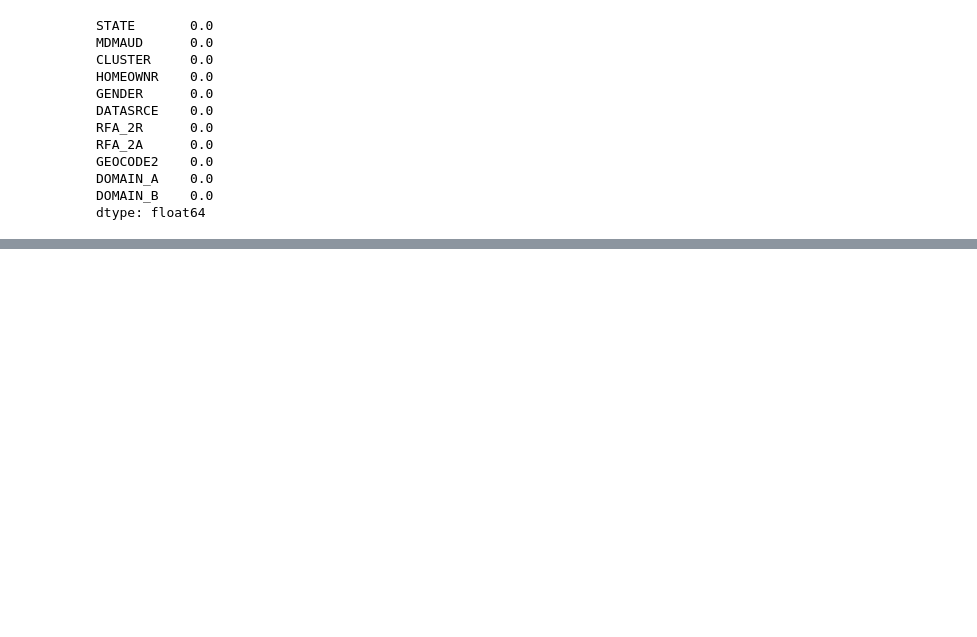
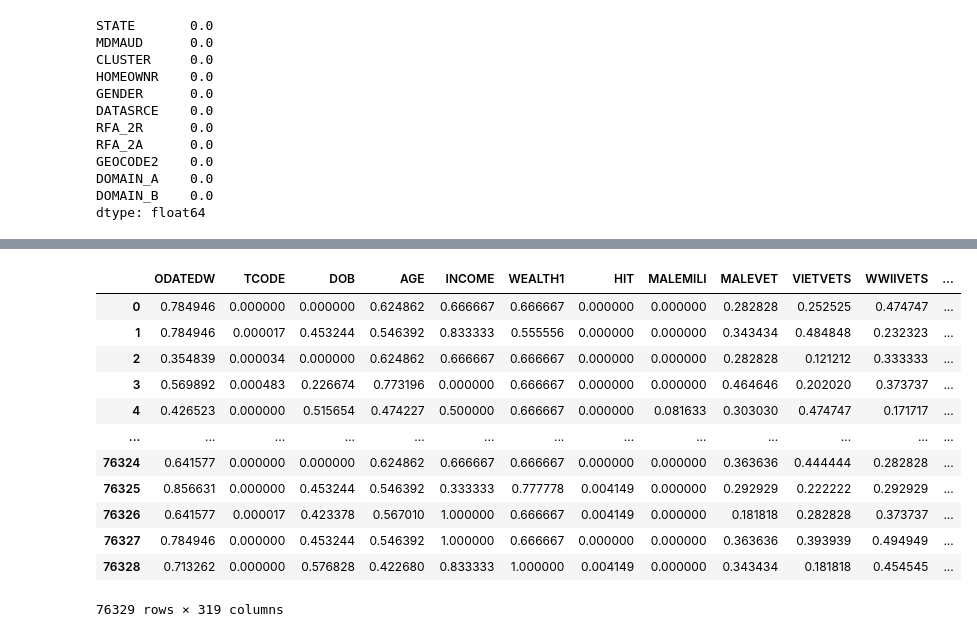
Before and after one commit to AyeeshaSiddikka/lab-revisiting-machine-learning, a Jupyter notebook: L. 7.01 7.02 original.ipynb, the cells around one changed output, grey strips where cells are left out. Saved outputs shown, nothing was run; the diff lists cells and outputs as text; code cells hidden in the pictures; blank space fills up the shorter version.

```diff
--- a/L. 7.01 7.02 original.ipynb
+++ b/L. 7.01 7.02 original.ipynb
@@ -1365,0 +1398,2 @@ Y.to_pickle('target7.02.p')
+# %%
+y=Y['TARGET_B']
@@ -1365,0 +1403,6 @@ Y.to_pickle('target7.02.p')
+# %%
+X_train, X_test, y_train, y_test = train_test_split(X, y, test_size=0.2, random_state=13)
+print('X_train shape is:',X_train.shape)
+print('y_train shape is:', y_train.shape)
+print('X_test shape is:', X_test.shape)
+print('y_test shape is:', y_test.shape)
@@ -1365,0 +1435,5 @@ Y.to_pickle('target7.02.p')
+# %%
+X_train_num=X_train.select_dtypes(np.number)
+X_test_num=X_test.select_dtypes(np.number)
+X_train_cat=X_train.select_dtypes(object)
+X_test_cat=X_test.select_dtypes(object)
@@ -1365,0 +1482,4 @@ Y.to_pickle('target7.02.p')
+# %%
+transformer = MinMaxScaler().fit(X_train_num)
+X_norm1 = transformer.transform(X_train_num)
+X_train_scaled = pd.DataFrame(X_norm1, columns=X_train_num.columns)
@@ -1365,0 +1489,16 @@ Y.to_pickle('target7.02.p')
+# %%
+X_train_scaled
+# %% [output]
+|  | ODATEDW | TCODE | DOB | AGE | INCOME | WEALTH1 | HIT | MALEMILI | MALEVET | VIETVETS | WWIIVETS | ... |
+| 0 | 0.784946 | 0.000000 | 0.000000 | 0.624862 | 0.666667 | 0.666667 | 0.000000 | 0.000000 | 0.282828 | 0.252525 | 0.474747 | ... |
+| 1 | 0.784946 | 0.000017 | 0.453244 | 0.546392 | 0.833333 | 0.555556 | 0.000000 | 0.000000 | 0.343434 | 0.484848 | 0.232323 | ... |
+| 2 | 0.354839 | 0.000034 | 0.000000 | 0.624862 | 0.666667 | 0.666667 | 0.000000 | 0.000000 | 0.282828 | 0.121212 | 0.333333 | ... |
+| 3 | 0.569892 | 0.000483 | 0.226674 | 0.773196 | 0.000000 | 0.666667 | 0.000000 | 0.000000 | 0.464646 | 0.202020 | 0.373737 | ... |
+| 4 | 0.426523 | 0.000000 | 0.515654 | 0.474227 | 0.500000 | 0.666667 | 0.000000 | 0.081633 | 0.303030 | 0.474747 | 0.171717 | ... |
+| ... | ... | ... | ... | ... | ... | ... | ... | ... | ... | ... | ... | ... |
+| 76324 | 0.641577 | 0.000000 | 0.000000 | 0.624862 | 0.666667 | 0.666667 | 0.000000 | 0.000000 | 0.363636 | 0.444444 | 0.282828 | ... |
+| 76325 | 0.856631 | 0.000000 | 0.453244 | 0.546392 | 0.333333 | 0.777778 | 0.004149 | 0.000000 | 0.292929 | 0.222222 | 0.292929 | ... |
+| 76326 | 0.641577 | 0.000017 | 0.423378 | 0.567010 | 1.000000 | 0.666667 | 0.004149 | 0.000000 | 0.181818 | 0.282828 | 0.373737 | ... |
+| 76327 | 0.784946 | 0.000000 | 0.453244 | 0.546392 | 1.000000 | 0.666667 | 0.000000 | 0.000000 | 0.363636 | 0.393939 | 0.494949 | ... |
+| 76328 | 0.713262 | 0.000000 | 0.576828 | 0.422680 | 0.833333 | 1.000000 | 0.004149 | 0.000000 | 0.343434 | 0.181818 | 0.454545 | ... |
+76329 rows × 319 columns
```
Also changed, not shown: parts of 37 cells of this notebook.
